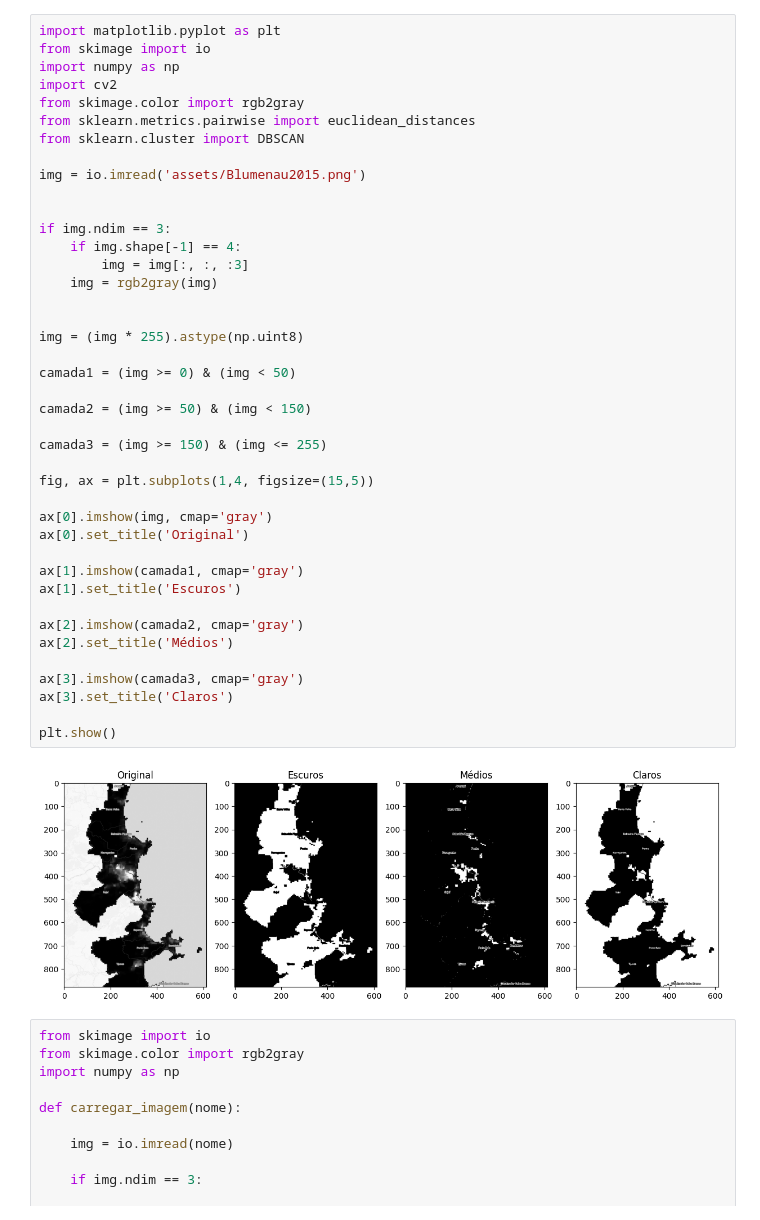
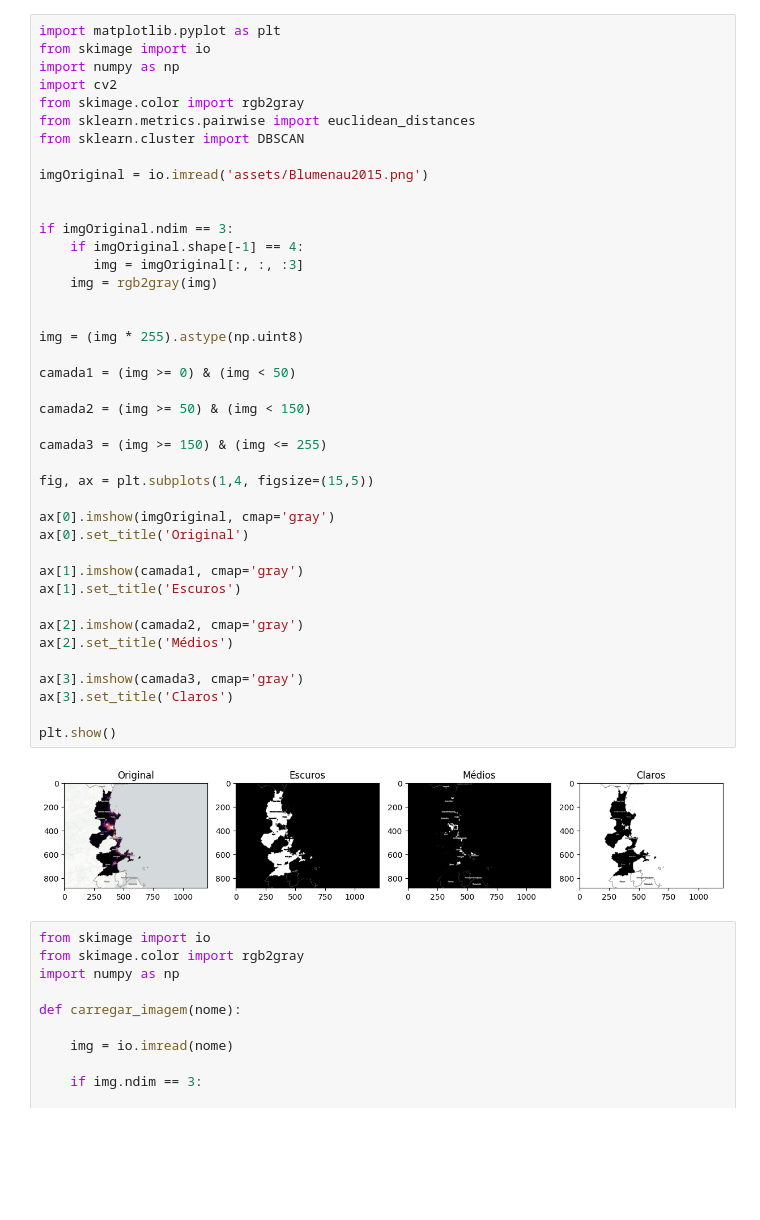
Before and after one commit to mathuzin/conurbacao_litoral_sc, a Jupyter notebook: conurbacao_litoral_SC_blumenau.ipynb, the cells around one changed output. Cells and saved outputs as stored; diff of their text form; blank space fills up the shorter version.

```diff
--- a/conurbacao_litoral_SC_blumenau.ipynb
+++ b/conurbacao_litoral_SC_blumenau.ipynb
@@ -7,40 +7,40 @@ from skimage.color import rgb2gray
 from sklearn.metrics.pairwise import euclidean_distances
 from sklearn.cluster import DBSCAN
 
-img = io.imread('assets/Blumenau2015.png')
+imgOriginal = io.imread('assets/Blumenau2015.png')
 
 
-if img.ndim == 3:
-    if img.shape[-1] == 4:
-        img = img[:, :, :3]
+if imgOriginal.ndim == 3:
+    if imgOriginal.shape[-1] == 4:
+       img = imgOriginal[:, :, :3]
     img = rgb2gray(img)
 
 
 img = (img * 255).astype(np.uint8)
 
 camada1 = (img >= 0) & (img < 50)
 
 camada2 = (img >= 50) & (img < 150)
 
 camada3 = (img >= 150) & (img <= 255)
 
 fig, ax = plt.subplots(1,4, figsize=(15,5))
 
-ax[0].imshow(img, cmap='gray')
+ax[0].imshow(imgOriginal, cmap='gray')
 ax[0].set_title('Original')
 
 ax[1].imshow(camada1, cmap='gray')
 ax[1].set_title('Escuros')
 
 ax[2].imshow(camada2, cmap='gray')
 ax[2].set_title('Médios')
 
 ax[3].imshow(camada3, cmap='gray')
 ax[3].set_title('Claros')
 
 plt.show()
 # %% [output]
-[figure, old version]
+[figure, new version]
 # %%
 from skimage import io
 from skimage.color import rgb2gray
```
Also changed, not shown: parts of 6 cells of this notebook.
